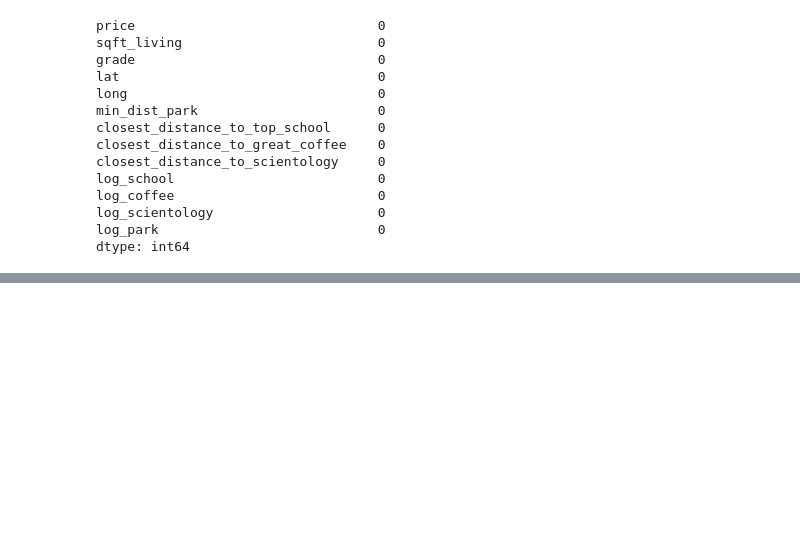
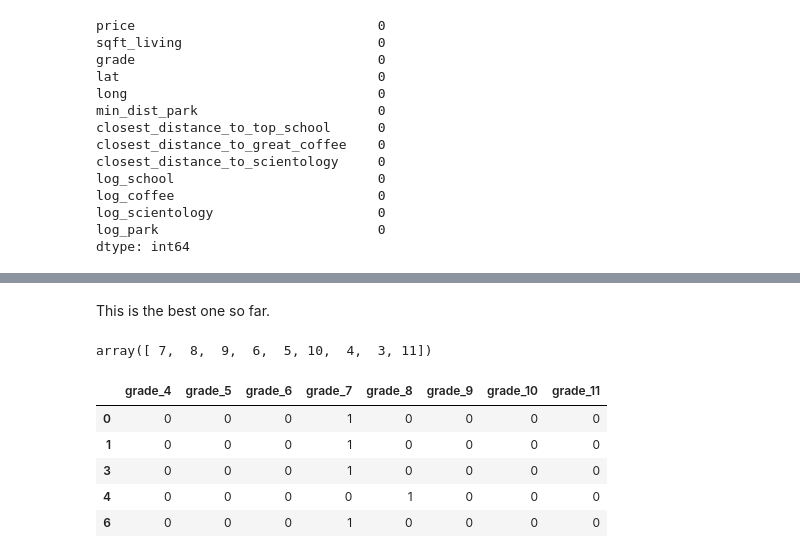
Before and after one commit to dtunnicliffe/house-price-regression-project, a Jupyter notebook: data_wrangling.ipynb, the cells around one changed output, grey strips where cells are left out. Drawn from its saved outputs; the diff is of its cells as text; code cells hidden in the pictures; blank space fills up the shorter version.

```diff
--- a/data_wrangling.ipynb
+++ b/data_wrangling.ipynb
@@ -501,0 +656,17 @@ df.to_csv('./data/all_features_with_logs.csv')
+# %%
+# creating an interaction column for school and scientology
+# because there is multicolinearity
+optimal['interaction'] = optimal['log_school'] * optimal['log_scientology']
+
+features = ['sqft_living', 'log_school', 'log_scientology', 'log_coffee', 'log_park', 'interaction']
+target = ['price']
+X = optimal[features]
+y = optimal[target]
+
+# running an iteration of the model with interaction column and using train_test_split
+X_train, X_test, y_train, y_test = train_test_split(X,y, random_state=1)
+
+lm7 = LinearRegression().fit(X_train, y_train)
+lm7_preds = lm7.predict(X_test)
+
+print('R^2: ', r2_score(y_test, lm7_preds))
@@ -501,0 +680,17 @@ df.to_csv('./data/all_features_with_logs.csv')
+# %% [markdown]
+This is the best one so far.
+# %%
+optimal.grade.unique()
+# %% [output]
+array([ 7,  8,  9,  6,  5, 10,  4,  3, 11])
+# %%
+grade_dums = pd.get_dummies(optimal.grade, prefix='grade', drop_first=True)
+# %%
+grade_dums.head()
+# %% [output]
+|  | grade_4 | grade_5 | grade_6 | grade_7 | grade_8 | grade_9 | grade_10 | grade_11 |
+| 0 | 0 | 0 | 0 | 1 | 0 | 0 | 0 | 0 |
+| 1 | 0 | 0 | 0 | 1 | 0 | 0 | 0 | 0 |
+| 3 | 0 | 0 | 0 | 1 | 0 | 0 | 0 | 0 |
+| 4 | 0 | 0 | 0 | 0 | 1 | 0 | 0 | 0 |
+| 6 | 0 | 0 | 0 | 1 | 0 | 0 | 0 | 0 |
```
Also changed, not shown: parts of 26 cells of this notebook.
